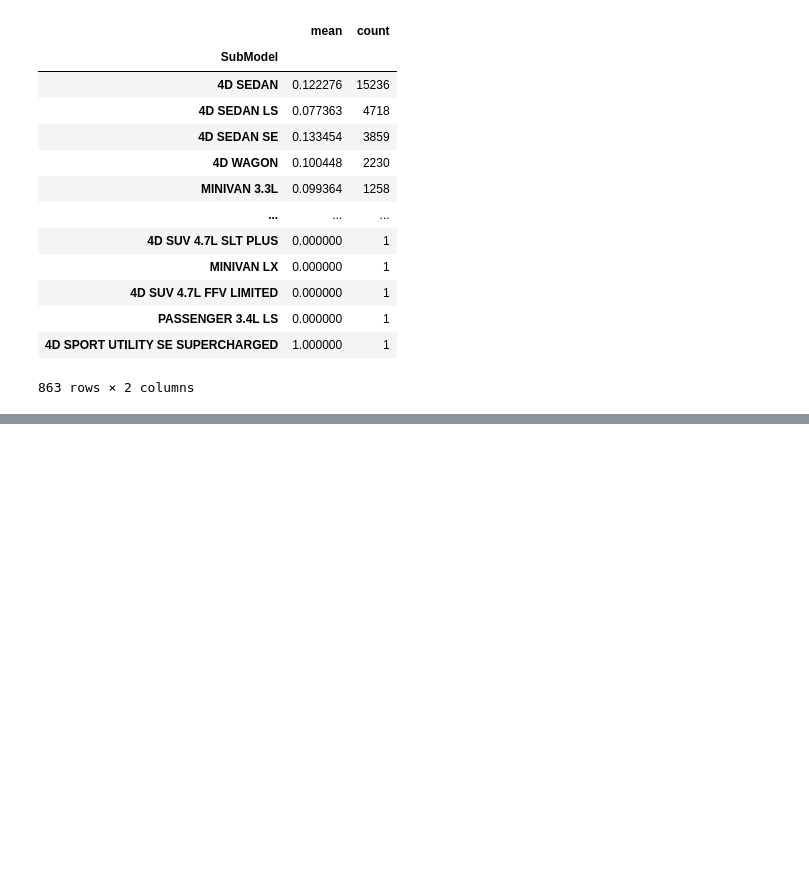
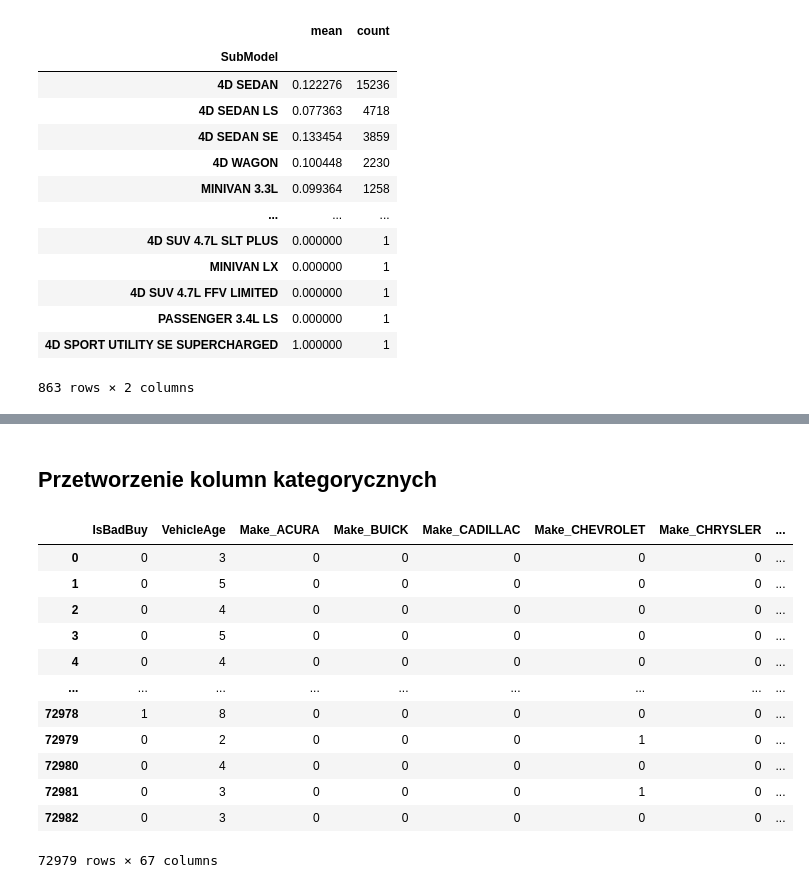
Before and after one commit to Koliber216/DontGetKicked-ML-Classification, a Jupyter notebook: Maciek.ipynb, the cells around one changed output, grey strips where cells are left out. Cells and saved outputs as stored; diff of their text form; code cells hidden in the pictures; blank space fills up the shorter version.

Commit message:
first preprocessing and exploring continuation

```diff
--- a/Maciek.ipynb
+++ b/Maciek.ipynb
@@ -362,0 +399,16 @@ Ze tej zmiennej będzie mozna wyciągnąć liczbę drzwi w samochodzie oraz poje
+# %%
+df['SubModel_splited'] = df['SubModel'].apply(lambda x: str(x).split())
+
+# funkcja przypisująca rodzaj podwozia
+def assign_chassis(df):
+
+    types = ["CAB", "CONVERTIBLE", "CUV", "HATCHBACK", "PASSENGER", "SEDAN", "SPORT", "SUV", "MINIVAN", "UTILITY", "WAGON"]
+
+    for word in df['SubModel_splited']:
+        if word in types:
+            return word
+    return "OTHER"
+# %%
+# tworzymy zmienną Chassis opisującą rodzaj podwozia
+df['Chassis'] = df.apply(assign_chassis, axis=1)
+df.groupby('Chassis')['IsBadBuy'].agg(['mean','count']).sort_values('count',ascending = False)
@@ -362,0 +430,25 @@ Ze tej zmiennej będzie mozna wyciągnąć liczbę drzwi w samochodzie oraz poje
+# %% [markdown]
+## Przetworzenie kolumn kategorycznych
+# %%
+# usuwamy niepotrzebne kolumny
+df.drop(['PurchDate', 'VehYear', 'Model', 'Engine_size', 'Year', 'Day', 'SubModel', 'SubModel_splited', 'Trim'], axis=1, inplace=True)
+# %%
+# one hot encoder dla interesujacych nas kolumn
+onehot = pdp.OneHotEncode(['Make', 'Chassis', 'Doors', 'Auction', 'Season', 'Month'], drop_first=False)
+df = onehot.fit_transform(df)
+# %%
+df
+# %% [output]
+|  | IsBadBuy | VehicleAge | Make_ACURA | Make_BUICK | Make_CADILLAC | Make_CHEVROLET | Make_CHRYSLER | ... |
+| 0 | 0 | 3 | 0 | 0 | 0 | 0 | 0 | ... |
+| 1 | 0 | 5 | 0 | 0 | 0 | 0 | 0 | ... |
+| 2 | 0 | 4 | 0 | 0 | 0 | 0 | 0 | ... |
+| 3 | 0 | 5 | 0 | 0 | 0 | 0 | 0 | ... |
+| 4 | 0 | 4 | 0 | 0 | 0 | 0 | 0 | ... |
+| ... | ... | ... | ... | ... | ... | ... | ... | ... |
+| 72978 | 1 | 8 | 0 | 0 | 0 | 0 | 0 | ... |
+| 72979 | 0 | 2 | 0 | 0 | 0 | 1 | 0 | ... |
+| 72980 | 0 | 4 | 0 | 0 | 0 | 0 | 0 | ... |
+| 72981 | 0 | 3 | 0 | 0 | 0 | 1 | 0 | ... |
+| 72982 | 0 | 3 | 0 | 0 | 0 | 0 | 0 | ... |
+72979 rows × 67 columns
```
Also changed, not shown: parts of 36 cells of this notebook.
